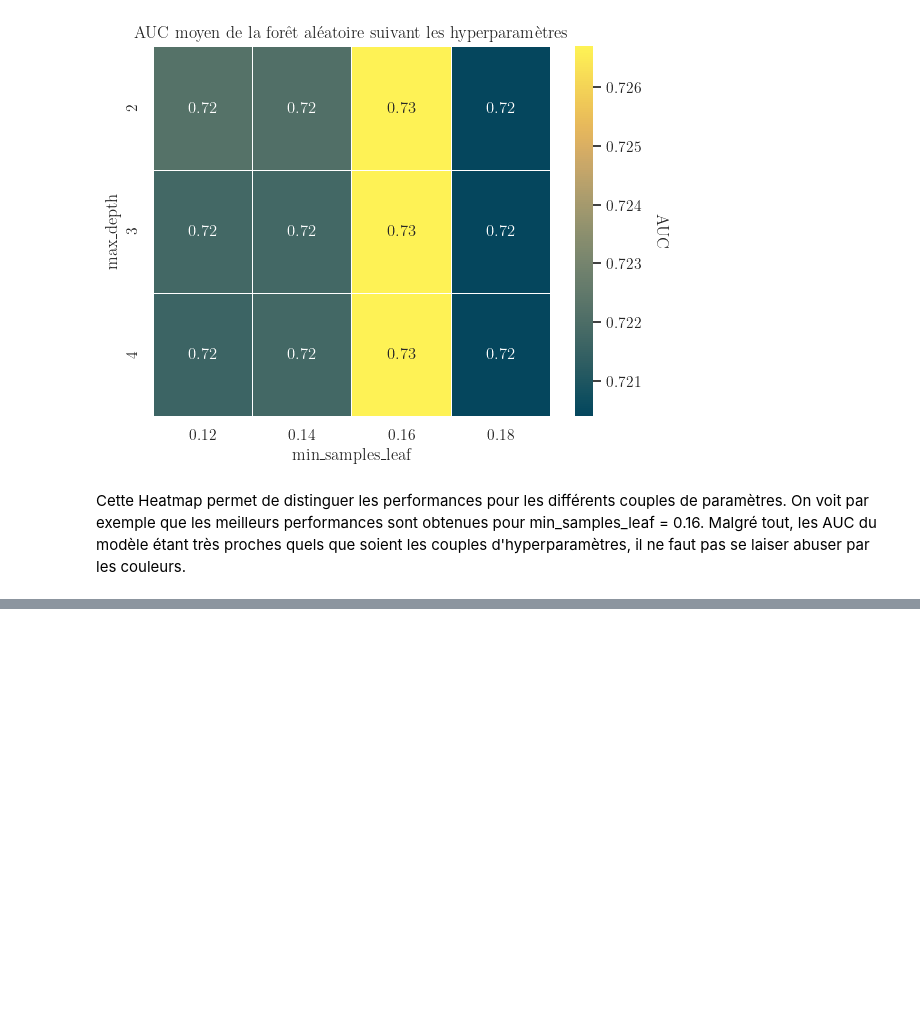
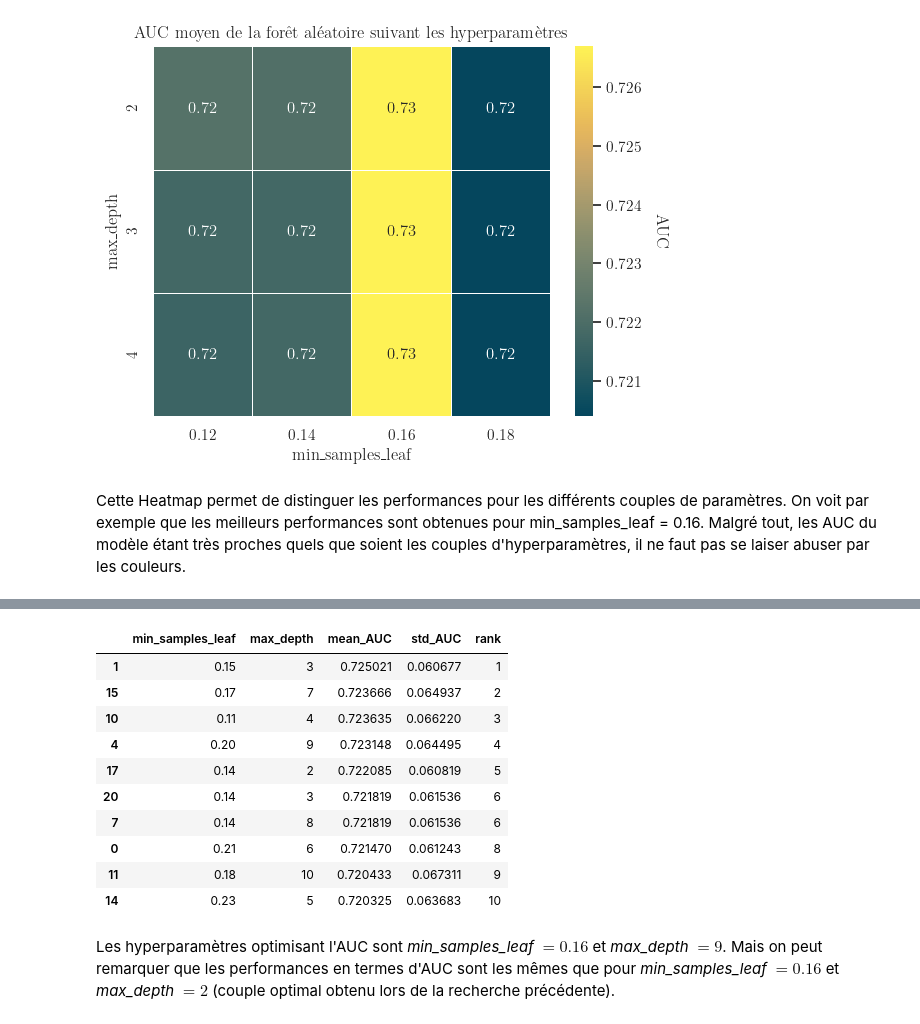
Before and after one commit to nlejay/projet_ML_supervise, a Jupyter notebook: projet_ML_lejay.ipynb, the cells around one changed output, grey strips where cells are left out. Drawn from its saved outputs; the diff is of its cells as text; code cells hidden in the pictures; blank space fills up the shorter version.

Commit message:
Ajout randomizedSearchCV

```diff
--- a/projet_ML_lejay.ipynb
+++ b/projet_ML_lejay.ipynb
@@ -1490,0 +1495,33 @@ Cette Heatmap permet de distinguer les performances pour les différents couples
+# %%
+from sklearn.model_selection import RandomizedSearchCV
+
+# Hyperparamètres pour la Grid Search
+params = {
+            'max_depth' : range(2,11),
+            'min_samples_leaf' : np.arange(0.05, 0.3, 0.01)
+        }
+
+# GridSearch
+random_dt = RandomizedSearchCV(estimator=rf, param_distributions=params, cv=10,
+                             n_iter=25, scoring='roc_auc')
+random_dt.fit(X_train, y_train)
+
+# Dataframe des résultats
+resultats_random_dt = pd.DataFrame(random_dt.cv_results_['params'])
+resultats_random_dt['mean_AUC'], resultats_random_dt['std_AUC'], resultats_random_dt['rank'] = random_dt.cv_results_['mean_test_score'], random_dt.cv_results_['std_test_score'], random_dt.cv_results_['rank_test_score']
+
+resultats_random_dt.sort_values('rank').head(10)
+# %% [output]
+|  | min_samples_leaf | max_depth | mean_AUC | std_AUC | rank |
+| 1 | 0.15 | 3 | 0.725021 | 0.060677 | 1 |
+| 15 | 0.17 | 7 | 0.723666 | 0.064937 | 2 |
+| 10 | 0.11 | 4 | 0.723635 | 0.066220 | 3 |
+| 4 | 0.20 | 9 | 0.723148 | 0.064495 | 4 |
+| 17 | 0.14 | 2 | 0.722085 | 0.060819 | 5 |
+| 20 | 0.14 | 3 | 0.721819 | 0.061536 | 6 |
+| 7 | 0.14 | 8 | 0.721819 | 0.061536 | 6 |
+| 0 | 0.21 | 6 | 0.721470 | 0.061243 | 8 |
+| 11 | 0.18 | 10 | 0.720433 | 0.067311 | 9 |
+| 14 | 0.23 | 5 | 0.720325 | 0.063683 | 10 |
+# %% [markdown]
+Les hyperparamètres optimisant l'AUC sont *min_samples_leaf* $= 0.16$ et *max_depth* $=9$. Mais on peut remarquer que les performances en termes d'AUC sont les mêmes que pour *min_samples_leaf* $= 0.16$ et *max_depth* $=2$ (couple optimal obtenu lors de la recherche précédente).
```
Also changed, not shown: parts of 3 cells of this notebook.
